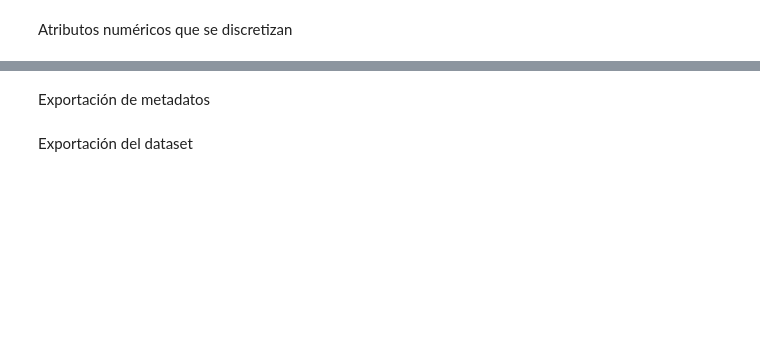
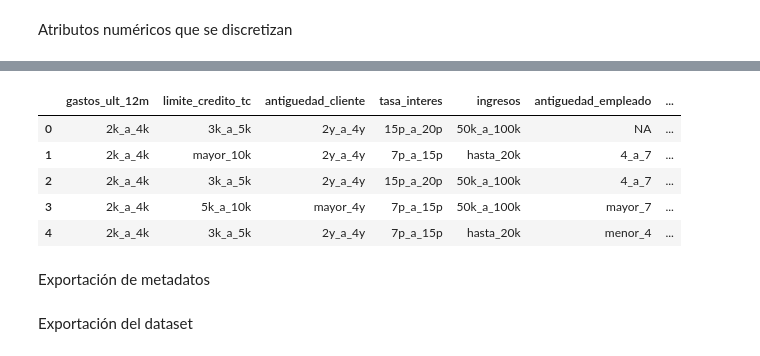
Before and after one commit to Jbonilla0092/13MDIB_JBONiILLA, a Jupyter notebook: notebooks/preparacion_datos/PD01-Transformaciones.ipynb, the cells around one changed output, grey strips where cells are left out. Drawn from its saved outputs; the diff is of its cells as text; code cells hidden in the pictures; blank space fills up the shorter version.

```diff
--- a/notebooks/preparacion_datos/PD01-Transformaciones.ipynb
+++ b/notebooks/preparacion_datos/PD01-Transformaciones.ipynb
@@ -255,8 +271,8 @@ Name: operaciones_ult_12m, dtype: float64
 # %%
 # Antiguedad del empleado
 
-etiquetas_a_e = ['menor_10', '5_a_10', 'mayor_10']
-rangos_a_e = [0, 4, 10, 50]
+etiquetas_a_e = ['menor_4', '4_a_7', 'mayor_7']
+rangos_a_e = [0, 3, 7, 50]
 valor_para_nan = 'NA'
 antiguedad_empleados_N = pd.cut(df_integrado['antiguedad_empleado'],
                                 bins=rangos_a_e,
@@ -275,15 +291,15 @@ edad_N = pd.cut(df_integrado['edad'],
 
 edad_N.value_counts()
 
-# pct_ingreso
+# # pct_ingreso
 
-etiquetas_p_i = ['hasta_20', '20_a_40', '40_a_60', 'mayor_60']
-rangos_p_i = [0, 0.19, 0.39, 0.60, 0.99]
-pct_ingreso_N = pd.cut(df_integrado['pct_ingreso'],
-                                bins=rangos_p_i,
-                                labels=etiquetas_p_i)
+# etiquetas_p_i = ['hasta_20', '20_a_40', '40_a_60', 'mayor_60']
+# rangos_p_i = [0, 0.19, 0.39, 0.60, 0.99]
+# pct_ingreso_N = pd.cut(df_integrado['pct_ingreso'],
+#                                 bins=rangos_p_i,
+#                                 labels=etiquetas_p_i)
 
-pct_ingreso_N.value_counts()
+# pct_ingreso_N.value_counts()
 
 # ingresos
 
@@ -335,13 +351,13 @@ gastos_ult_12m_N = pd.cut(df_integrado['gastos_ult_12m'],
 
 gastos_ult_12m_N.value_counts()
 
-# operaciones_ult_12m
+# # operaciones_ult_12m
 
-etiquetas_o_u12 = ['menor_15', '15_a_30', '30_a_50', '50_a_75', '75_a_100', 'mayor_100']
-rangos_o_u12 = [0, 14, 29, 49, 74, 99, 1000]
-operaciones_ult_12m_N = pd.cut(df_integrado['operaciones_ult_12m'],
-                                bins=rangos_o_u12,
-                                labels=etiquetas_o_u12)
+# etiquetas_o_u12 = ['menor_15', '15_a_30', '30_a_50', '50_a_75', '75_a_100', 'mayor_100']
+# rangos_o_u12 = [0, 14, 29, 49, 74, 99, 1000]
+# operaciones_ult_12m_N = pd.cut(df_integrado['operaciones_ult_12m'],
+#                                 bins=rangos_o_u12,
+#                                 labels=etiquetas_o_u12)
 
-operaciones_ult_12m_N.value_counts()
+# operaciones_ult_12m_N.value_counts()
 # %% [output]
@@ -367,22 +382,26 @@ Index(['id_cliente', 'edad', 'importe_solicitado', 'duracion_credito',
 # %%
 col_eliminar_final = [
               'edad',
               'antiguedad_empleado',
               'antiguedad_cliente',
               'ingresos',
-              'pct_ingreso',
               'tasa_interes',
-              'regla_pct_ingresos',
               'gastos_ult_12m',
               'limite_credito_tc',
-              'operaciones_ult_12m',
               'id_cliente']
 
 df_integrado.drop(col_eliminar_final, inplace=True, axis=1)
 
 
-df_final = pd.concat([operaciones_ult_12m_N, gastos_ult_12m_N, limite_credito_tc_N, antiguedad_cliente_N, tasa_interes_N, ingresos_N, pct_ingreso_N, antiguedad_empleados_N, edad_N, df_integrado], axis=1)
+df_final = pd.concat([gastos_ult_12m_N, limite_credito_tc_N, antiguedad_cliente_N, tasa_interes_N, ingresos_N, antiguedad_empleados_N, edad_N, df_integrado], axis=1)
 df_final.head(5)
+# %% [output]
+|  | gastos_ult_12m | limite_credito_tc | antiguedad_cliente | tasa_interes | ingresos | antiguedad_empleado | ... |
+| 0 | 2k_a_4k | 3k_a_5k | 2y_a_4y | 15p_a_20p | 50k_a_100k | NA | ... |
+| 1 | 2k_a_4k | mayor_10k | 2y_a_4y | 7p_a_15p | hasta_20k | 4_a_7 | ... |
+| 2 | 2k_a_4k | 3k_a_5k | 2y_a_4y | 15p_a_20p | 50k_a_100k | 4_a_7 | ... |
+| 3 | 2k_a_4k | 5k_a_10k | mayor_4y | 7p_a_15p | 50k_a_100k | mayor_7 | ... |
+| 4 | 2k_a_4k | 3k_a_5k | 2y_a_4y | 7p_a_15p | hasta_20k | menor_4 | ... |
 # %% [markdown]
 Exportación de metadatos
 # %%
```
Also changed, not shown: parts of 7 cells of this notebook, 2 other files.
